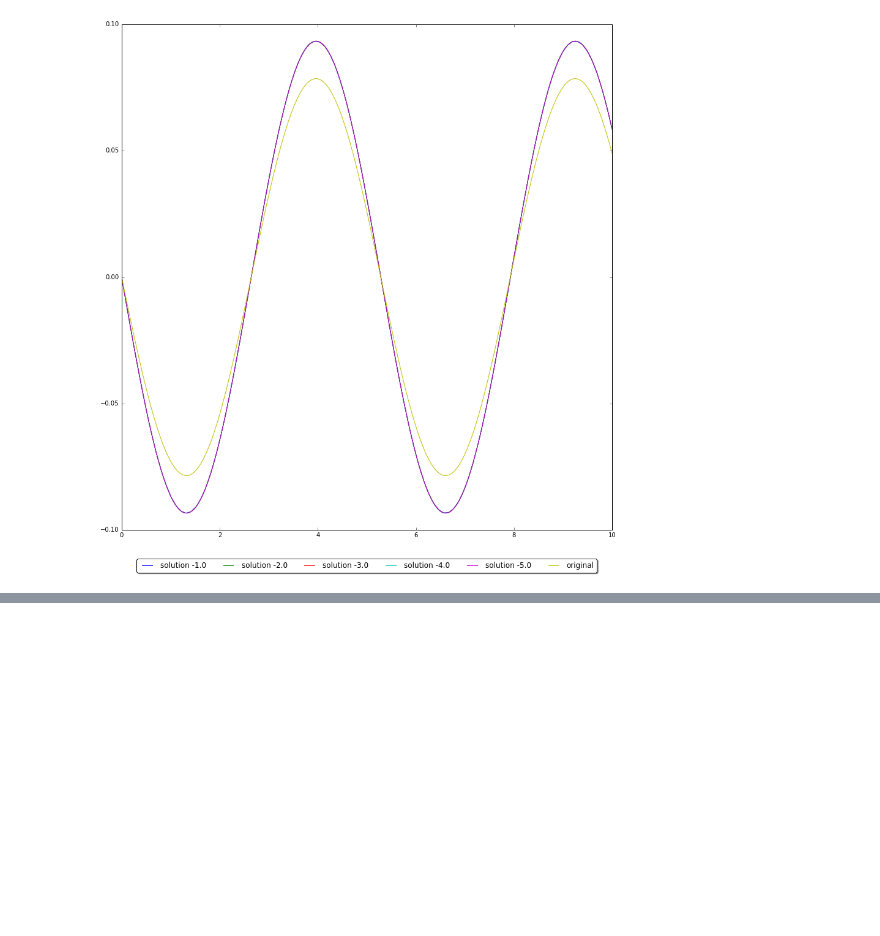
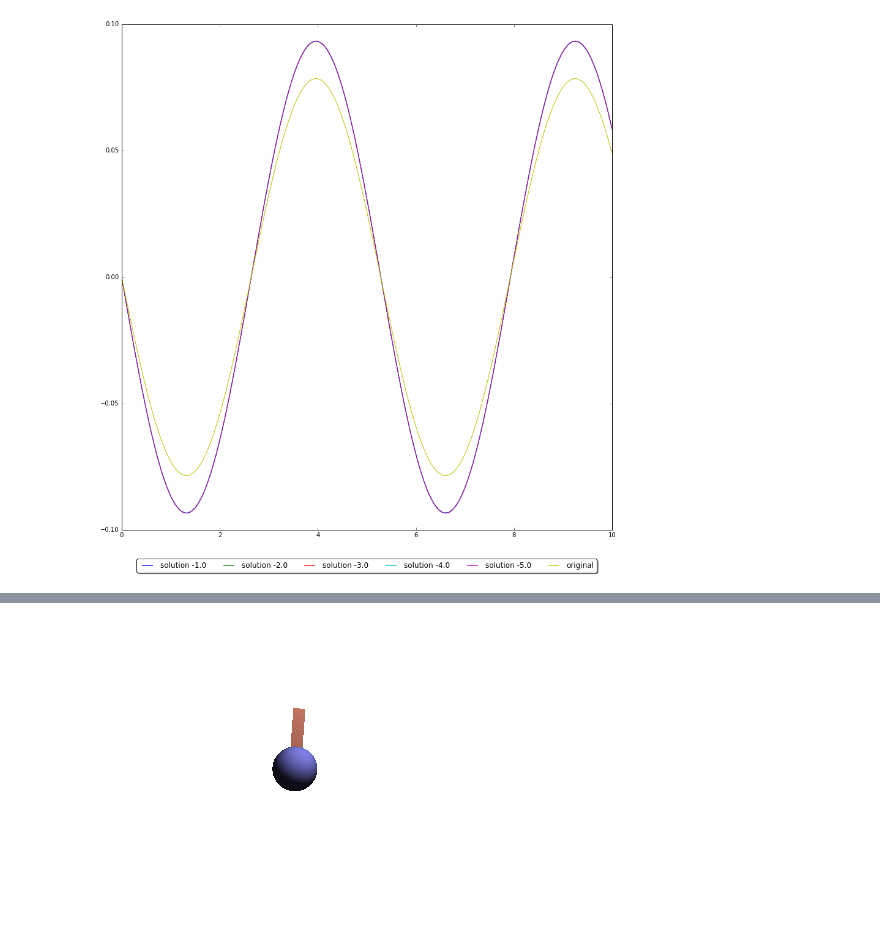
Before and after one commit to scoiatael/MZP, a Jupyter notebook: Lista5.ipynb, the cells around one changed output, grey strips where cells are left out. Cells and saved outputs as stored; diff of their text form; code cells hidden in the pictures; blank space fills up the shorter version.

```diff
--- a/Lista5.ipynb
+++ b/Lista5.ipynb
@@ -14,7 +22,7 @@ def scene(t):
                     Sphere( [0,0,0] , .75,  color([.5, .5, .9])),
                     'rotate', [0, 0, t],
                     'translate', [x/2, y, 0] )
-    return Scene( Camera( 'location', [0, 0, -10], 'look_at',  [0, 0, 0] ),
+    return Scene( Camera( 'location', [0, 1, -10], 'look_at',  [0, 0, 0] ),
             [ LightSource( [2, 4, -3], 'color', [1.5,1.5,1.5] ),
               Background( "color", [1,1,1] ),
               pendulum])
@@ -50,7 +49,7 @@ def f(t, Ys):
     v, y = Ys
     return np.array([y, -v*np.sqrt(g/l)])
 # %%
-def F(y):
+def F(y, F0 = F0):
     return -F0[0]*np.sin(y*np.power(g/l, 1/4))
 # %%
 def simple_euler(g = f, G = F, G0 = F0, Xs = np.linspace(X0, XF)):
@@ -149,3 +148,6 @@ plot_nlresults_for(simple_euler, with_n = [1e2, 1e3, 1e4, 1e5, 1e6])
 plot_nlresults_for(merson, with_n = [1e2, 1e3, 1e4, 1e5, 1e6])
 # %% [output]
 [figure]
+# %%
+Xs = np.linspace(X0, 10, 1e4)
+S = merson(Xs = Xs, g = z, G0 = F0)[1]
@@ -151,0 +184,4 @@ plot_nlresults_for(merson, with_n = [1e2, 1e3, 1e4, 1e5, 1e6])
+# %%
+scene(100*S[4]).render('ipython', width=400, height=300)
+# %% [output]
+[figure, added]
```
Also changed, not shown: parts of 9 cells of this notebook.
